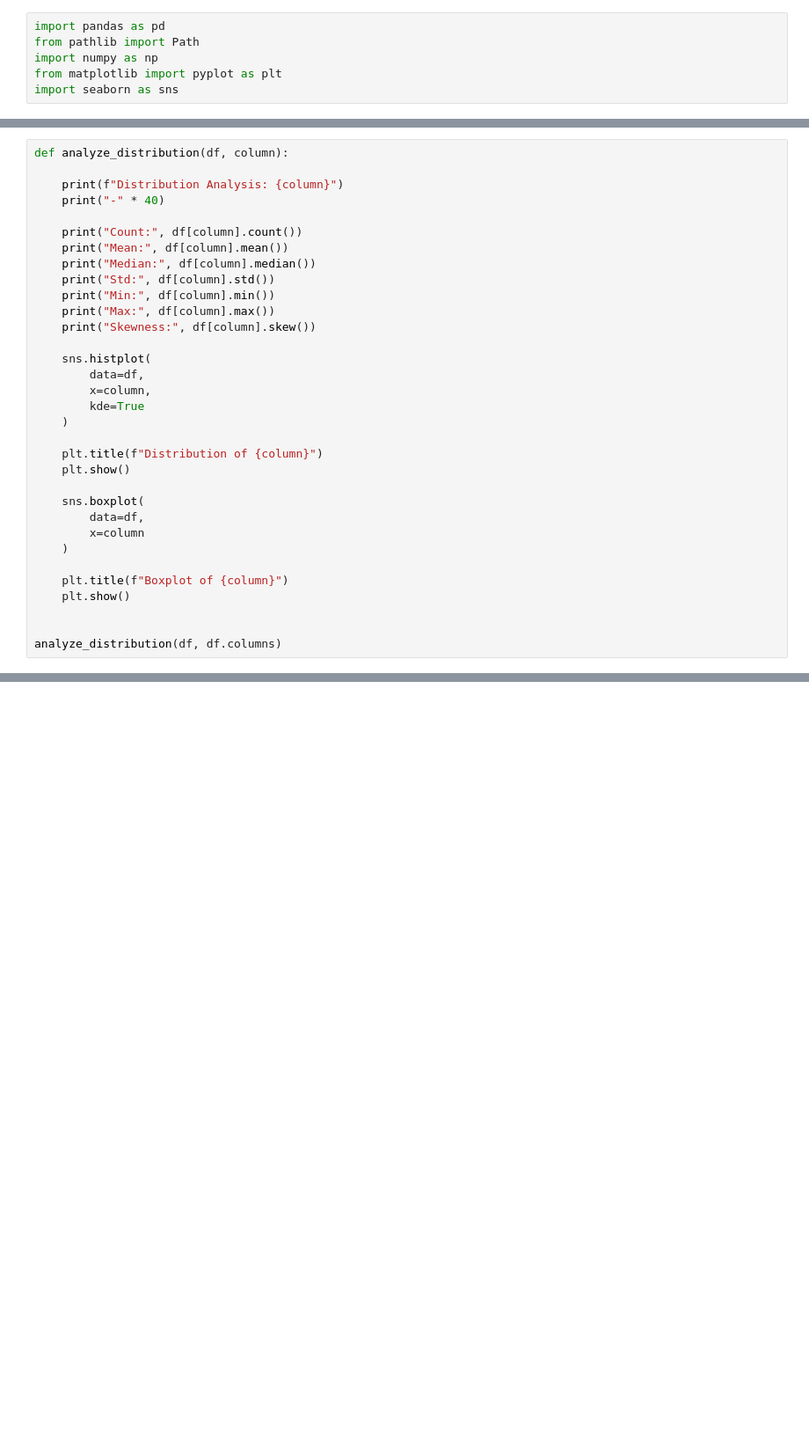
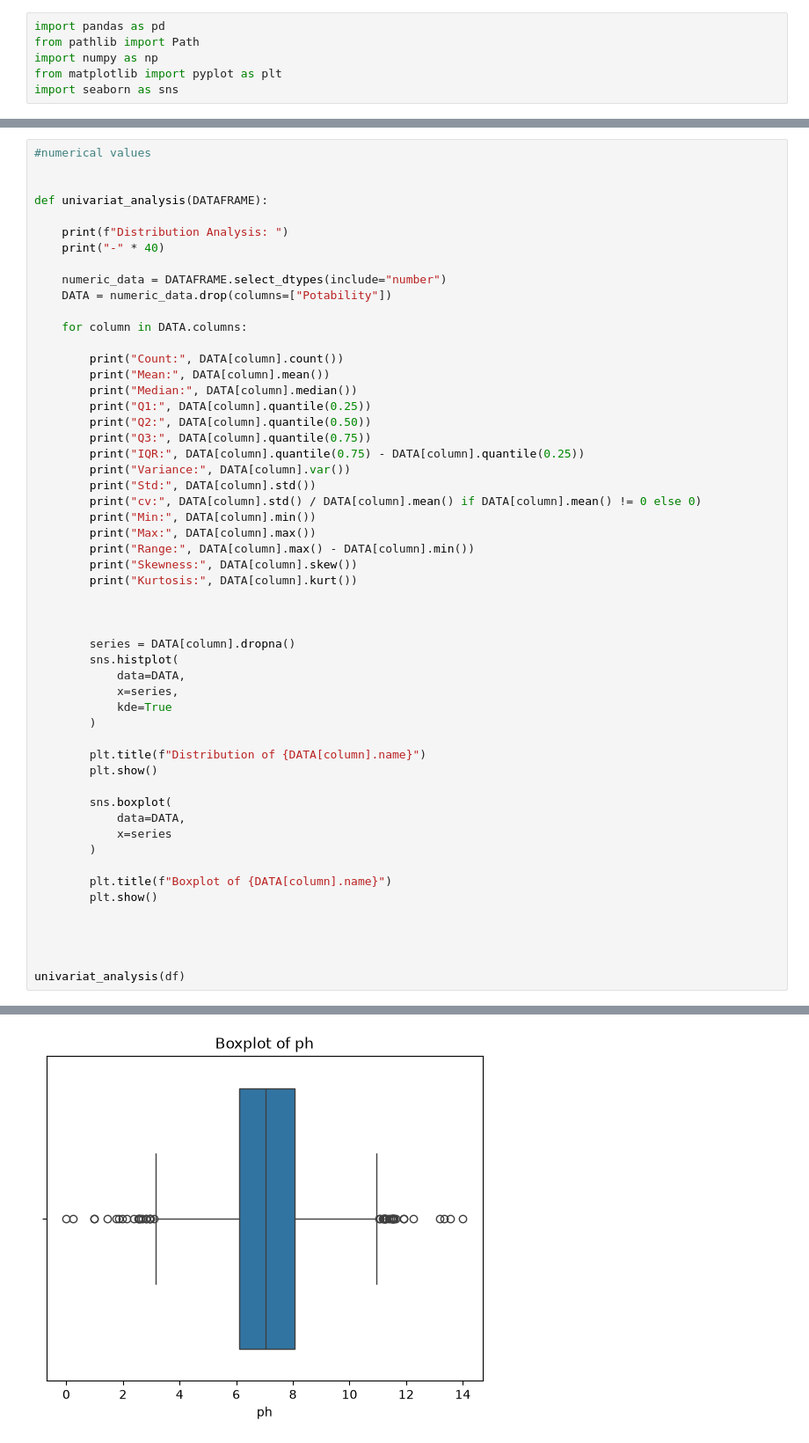
Before and after one commit to mehdiigouch/WATER-POTABILITY-USING-ML-PROJECT_V2, a Jupyter notebook: ANALYSIS/EDA.ipynb, the cells around one changed output, grey strips where cells are left out. Shown at 88% size. Saved outputs shown, nothing was run; the diff lists cells and outputs as text; blank space fills up the shorter version.

Commit message:
finishing univariate analysis

```diff
--- a/ANALYSIS/EDA.ipynb
+++ b/ANALYSIS/EDA.ipynb
@@ -31,34 +39,55 @@ plt.show()
 # %%
-def analyze_distribution(df, column):
+#numerical values
 
-    print(f"Distribution Analysis: {column}")
+
+def univariat_analysis(DATAFRAME):
+
+    print(f"Distribution Analysis: ")
     print("-" * 40)
 
-    print("Count:", df[column].count())
-    print("Mean:", df[column].mean())
-    print("Median:", df[column].median())
-    print("Std:", df[column].std())
-    print("Min:", df[column].min())
-    print("Max:", df[column].max())
-    print("Skewness:", df[column].skew())
+    numeric_data = DATAFRAME.select_dtypes(include="number")
+    DATA = numeric_data.drop(columns=["Potability"])
 
-    sns.histplot(
-        data=df,
-        x=column,
-        kde=True
-    )
+    for column in DATA.columns:
 
-    plt.title(f"Distribution of {column}")
-    plt.show()
-
-    sns.boxplot(
-        data=df,
-        x=column
-    )
-
-    plt.title(f"Boxplot of {column}")
-    plt.show()
+        print("Count:", DATA[column].count())
+        print("Mean:", DATA[column].mean())
+        print("Median:", DATA[column].median())
+        print("Q1:", DATA[column].quantile(0.25))
+        print("Q2:", DATA[column].quantile(0.50))
+        print("Q3:", DATA[column].quantile(0.75))
+        print("IQR:", DATA[column].quantile(0.75) - DATA[column].quantile(0.25))
+        print("Variance:", DATA[column].var())
+        print("Std:", DATA[column].std())
+        print("cv:", DATA[column].std() / DATA[column].mean() if DATA[column].mean() != 0 else 0)
+        print("Min:", DATA[column].min())
+        print("Max:", DATA[column].max())
+        print("Range:", DATA[column].max() - DATA[column].min())
+        print("Skewness:", DATA[column].skew())
+        print("Kurtosis:", DATA[column].kurt())
 
 
-analyze_distribution(df, df.columns)
+
+        series = DATA[column].dropna()
+        sns.histplot(
+            data=DATA,
+            x=series,
+            kde=True
+        )
+
+        plt.title(f"Distribution of {DATA[column].name}")
+        plt.show()
+
+        sns.boxplot(
+            data=DATA,
+            x=series
+        )
+
+        plt.title(f"Boxplot of {DATA[column].name}")
+        plt.show()
+
+
+
+
+univariat_analysis(df)
 # %% [output]
@@ -81,0 +112 @@ dtype: float64
+[figure, added]
```
Also changed, not shown: parts of 14 cells of this notebook.
